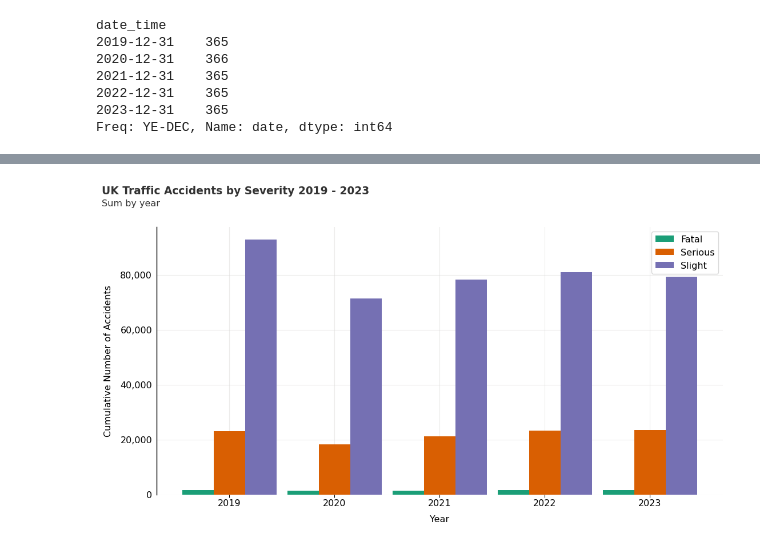
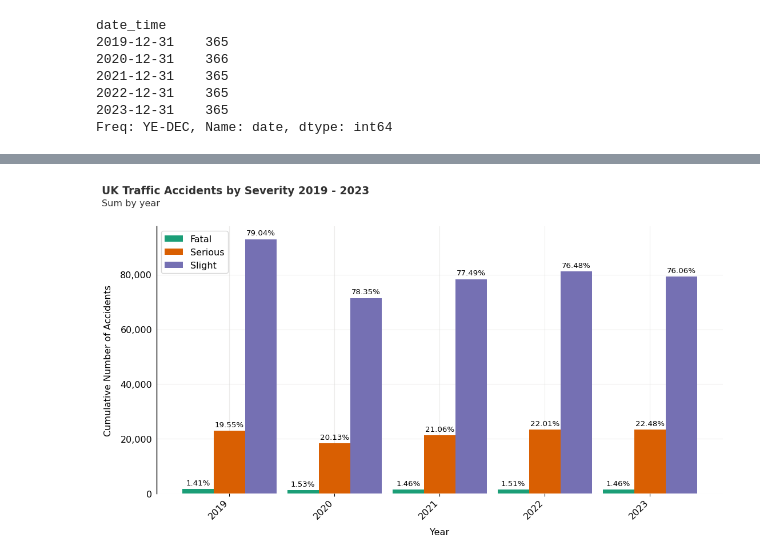
Before and after one commit to andyrids/dataclocklib, a Jupyter notebook: docs/source/tutorial.ipynb, the cells around one changed output, grey strips where cells are left out. Saved outputs shown, nothing was run; the diff lists cells and outputs as text; code cells hidden in the pictures.

Commit message:
docs: updates to tutorial, demonstrating library charting features.

```diff
--- a/docs/source/tutorial.ipynb
+++ b/docs/source/tutorial.ipynb
@@ -181,7 +202,10 @@ summary_data = (
     .groupby([pd.Grouper(freq="YE"), "accident_severity_str"])
     .agg(
         accidents=pd.NamedAgg(column="accident_index", aggfunc="count"),
-        casualties=pd.NamedAgg(column="number_of_casualties", aggfunc="sum")
+        casualties=pd.NamedAgg(column="number_of_casualties", aggfunc="sum"),
+        casualties_mean=pd.NamedAgg(column="number_of_casualties", aggfunc="mean"),
+        casualties_median=pd.NamedAgg(column="number_of_casualties", aggfunc="median"),
+        casualties_std=pd.NamedAgg(column="number_of_casualties", aggfunc="std"),
     )
 )
 
@@ -211,0 +233,28 @@ array([-0.3,  0. ,  0.3,  0.6,  0.9,  1.2,  1.5,  1.8,  2.1,  2.4,  2.7,
+# %%
+def severity_percentage(data: pd.DataFrame) -> pd.DataFrame:
+    """Calculate the percentage of accident and casualty totals per year,
+    by accident severity category.
+
+    Args:
+        data (DataFrame): DataFrame to aggregate.
+
+    Returns:
+        DataFrame with 'accidents' & 'casualties' feature values calculated
+        as a percentage.
+    """
+    return data.assign(
+        accidents=lambda x: x["accidents"] / x["accidents"].sum() * 100,
+        casualties=lambda x: x["casualties"] / x["casualties"].sum() * 100,
+    )
+
+summary_data_percent = (
+    summary_data
+    .reset_index(level="accident_severity_str")
+    .groupby(pd.Grouper(freq="YE"), as_index=False)
+    .apply(severity_percentage)
+    .round(2)
+    .reset_index(level="date_time")
+    .set_index(["date_time", "accident_severity_str"])
+)
+
+summary_data_percent
@@ -242,8 +313,7 @@ ax.yaxis.set_tick_params(
 ax.set_xlabel("Year", fontsize=12, labelpad=10)
 ax.xaxis.set_label_position("bottom")
 ax.xaxis.set_tick_params(pad=2, labelbottom=True, bottom=True, labelsize=12)
-ax.xaxis.set_ticks(bar_x_positions + 0.3, bar_x_labels)
-
+ax.xaxis.set_ticks(bar_x_positions + 0.3, bar_x_labels, rotation=45, ha="right")
 
 cmap = plt.get_cmap("Dark2")
 
@@ -259,39 +329,38 @@ for i, category in enumerate(category_values):
         label=category
     )
 
+    bar_data_pct = summary_data_percent.loc[(slice(None), category), :]
     ax.bar_label(
         bar,
-        labels=[f'{e:,.1f}' for e in delay_by_month['ArrDelay']],
+        labels=map(lambda x: f"{x:.2f}%", bar_data_pct["accidents"]),
         padding=3,
         color="black",
-        fontsize=8
+        fontsize=10
     )
-
-
 
 ax.legend(loc="best", fontsize=12)
 
 ax.text(
     x=0.05,
     y=.93,
     s="UK Traffic Accidents by Severity 2019 - 2023",
     transform=fig.transFigure,
     ha="left",
     fontsize=14,
     weight="bold",
     alpha=.8
 )
 
 ax.text(
     x=0.05,
     y=.90,
     s="Sum by year",
     transform=fig.transFigure,
     ha="left",
     fontsize=12,
     alpha=.8
 )
 
 plt.show()
 # %% [output]
-[figure, old version]
+[figure, new version]
```
Also changed, not shown: parts of 28 cells of this notebook.
